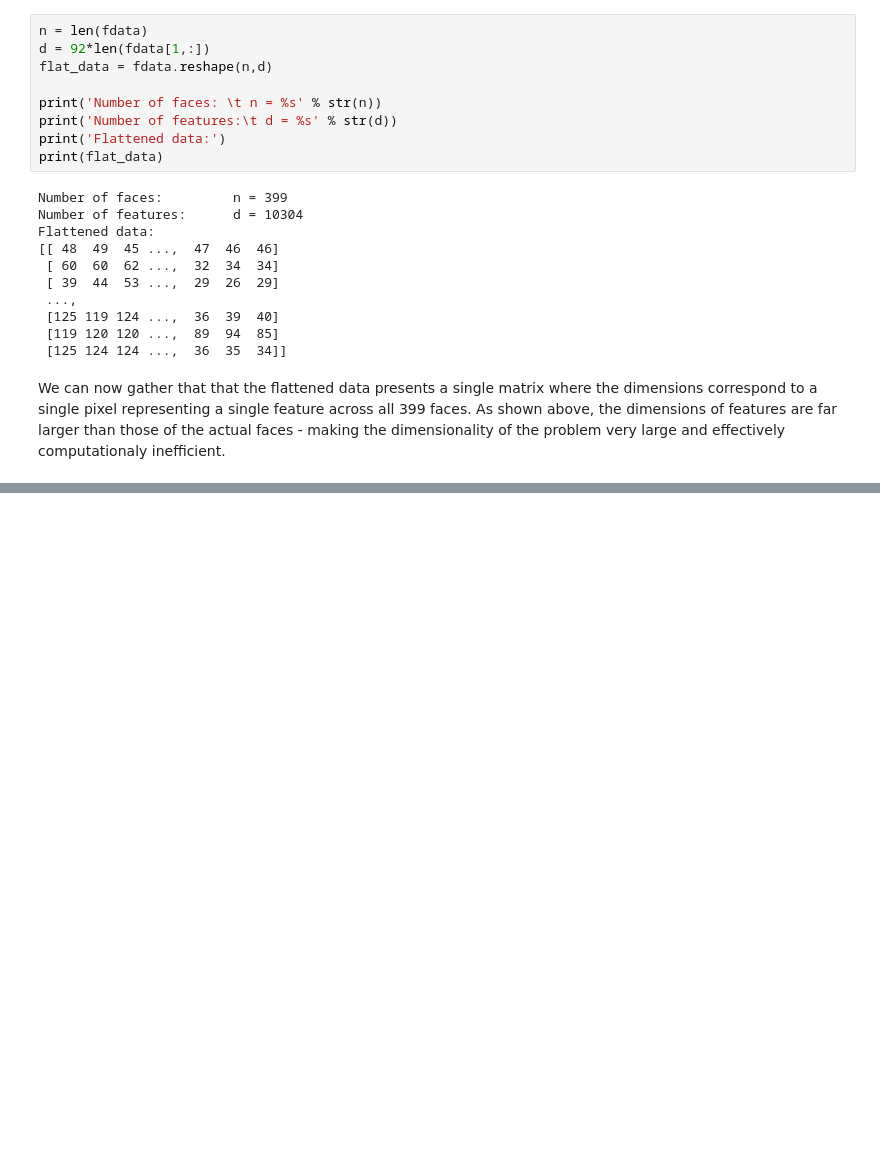
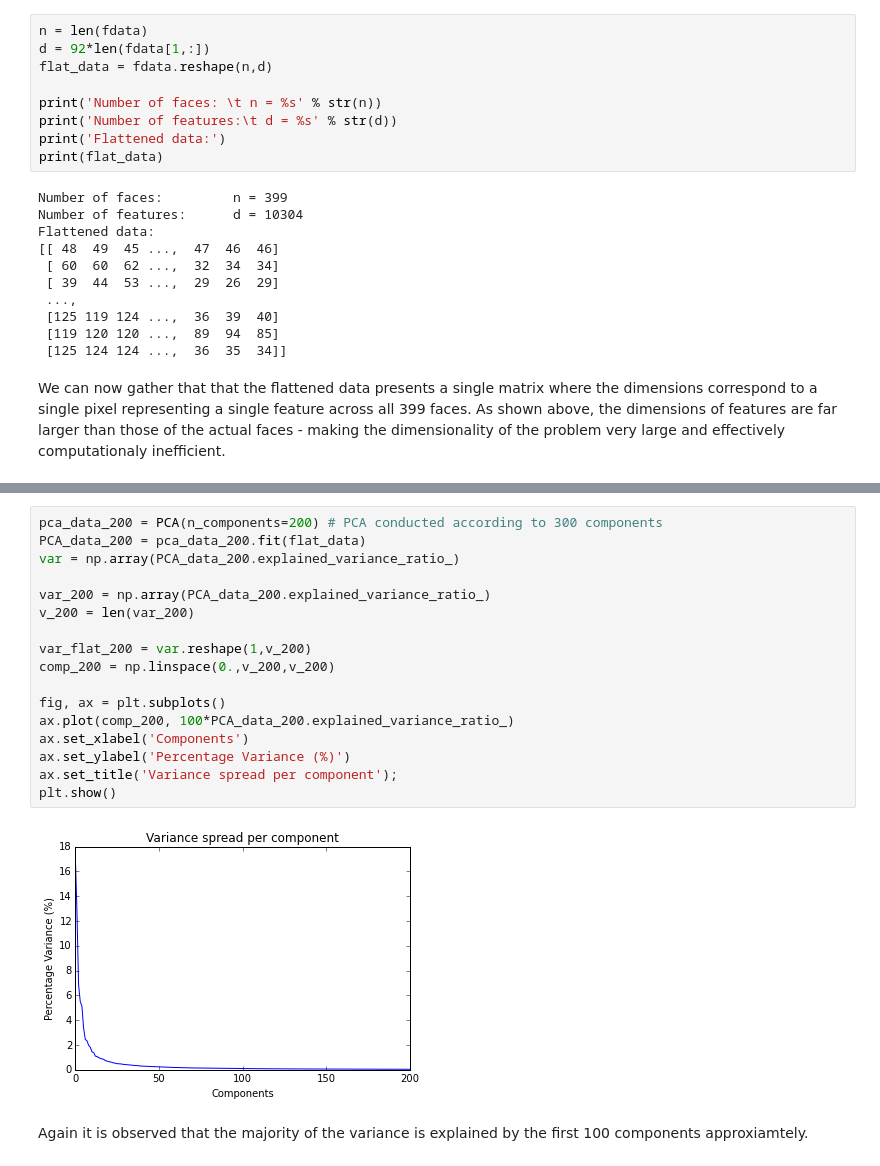
Before and after one commit to aidanlandsberg/Machine-Learning, a Jupyter notebook: Assignment 1/resources/Assignment_1.ipynb, the cells around one changed output, grey strips where cells are left out. Cells and saved outputs as stored; diff of their text form; blank space fills up the shorter version.

```diff
--- a/Assignment 1/resources/Assignment_1.ipynb
+++ b/Assignment 1/resources/Assignment_1.ipynb
@@ -195,0 +212,21 @@ It can cearly be observed from the graphic presented above that the majoity of t
+# %%
+pca_data_200 = PCA(n_components=200) # PCA conducted according to 300 components
+PCA_data_200 = pca_data_200.fit(flat_data)
+var = np.array(PCA_data_200.explained_variance_ratio_)
+
+var_200 = np.array(PCA_data_200.explained_variance_ratio_)
+v_200 = len(var_200)
+
+var_flat_200 = var.reshape(1,v_200)
+comp_200 = np.linspace(0.,v_200,v_200)
+
+fig, ax = plt.subplots()
+ax.plot(comp_200, 100*PCA_data_200.explained_variance_ratio_)
+ax.set_xlabel('Components')
+ax.set_ylabel('Percentage Variance (%)')
+ax.set_title('Variance spread per component');
+plt.show()
+# %% [output]
+[figure, added]
+# %% [markdown]
+Again it is observed that the majority of the variance is explained by the first 100 components approxiamtely.
```
Also changed, not shown: parts of 4 cells of this notebook.
